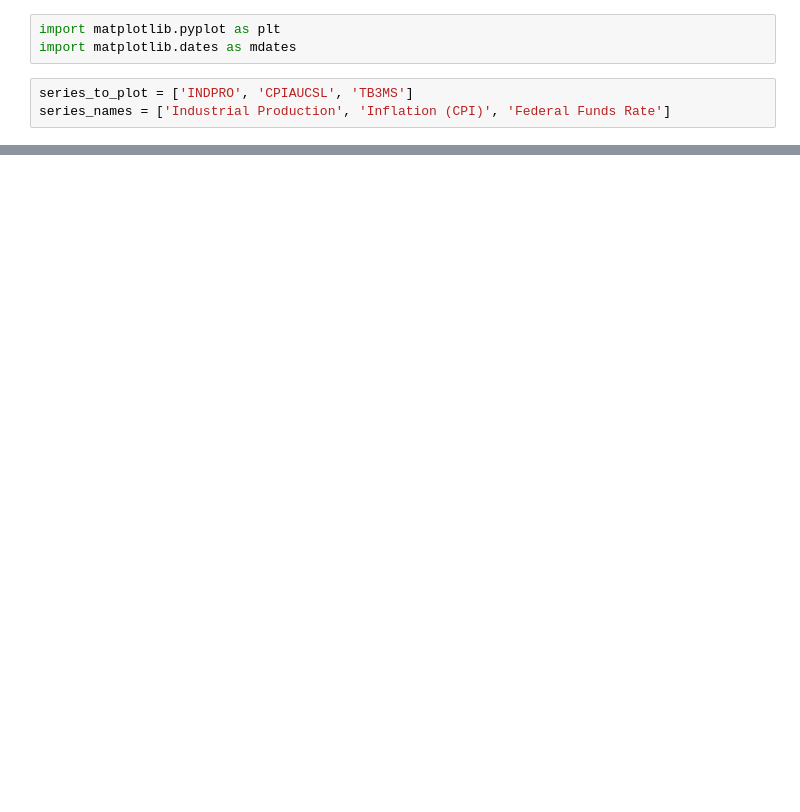
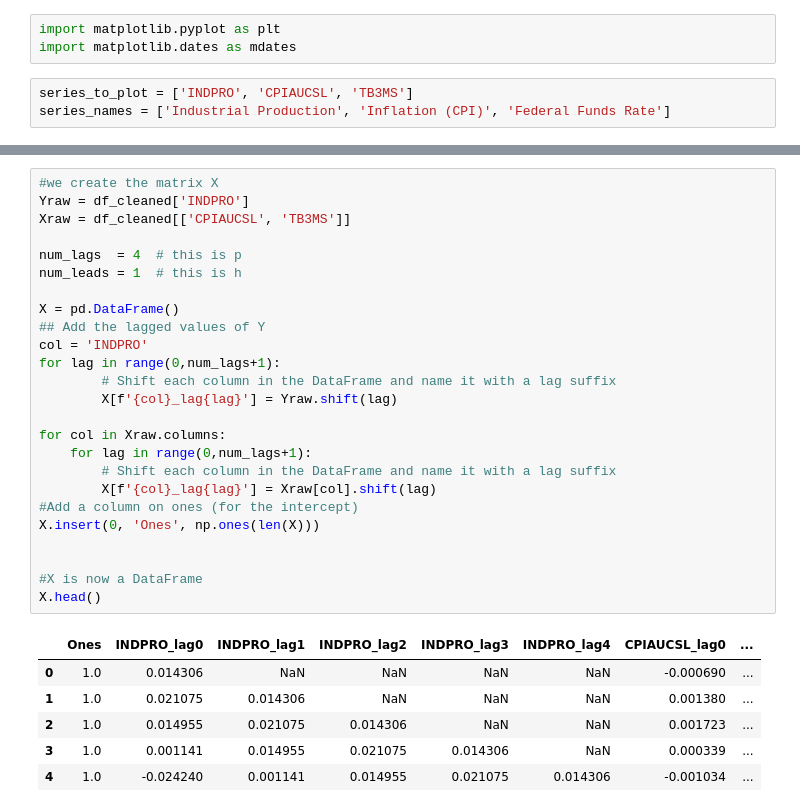
Before and after one commit to uniroma/assignment1-patagonia, a Jupyter notebook: example.ipynb, the cells around one changed output, grey strips where cells are left out. Drawn from its saved outputs; the diff is of its cells as text; blank space fills up the shorter version.

```diff
--- a/example.ipynb
+++ b/example.ipynb
@@ -138,0 +152,32 @@ Forecast for Industrial Production for the first period (Tt+1)
+# %%
+#we create the matrix X
+Yraw = df_cleaned['INDPRO']
+Xraw = df_cleaned[['CPIAUCSL', 'TB3MS']]
+
+num_lags  = 4  # this is p
+num_leads = 1  # this is h
+
+X = pd.DataFrame()
+## Add the lagged values of Y
+col = 'INDPRO'
+for lag in range(0,num_lags+1):
+        # Shift each column in the DataFrame and name it with a lag suffix
+        X[f'{col}_lag{lag}'] = Yraw.shift(lag)
+
+for col in Xraw.columns:
+    for lag in range(0,num_lags+1):
+        # Shift each column in the DataFrame and name it with a lag suffix
+        X[f'{col}_lag{lag}'] = Xraw[col].shift(lag)
+#Add a column on ones (for the intercept)
+X.insert(0, 'Ones', np.ones(len(X)))
+
+
+#X is now a DataFrame
+X.head()
+# %% [output]
+|  | Ones | INDPRO_lag0 | INDPRO_lag1 | INDPRO_lag2 | INDPRO_lag3 | INDPRO_lag4 | CPIAUCSL_lag0 | ... |
+| 0 | 1.0 | 0.014306 | NaN | NaN | NaN | NaN | -0.000690 | ... |
+| 1 | 1.0 | 0.021075 | 0.014306 | NaN | NaN | NaN | 0.001380 | ... |
+| 2 | 1.0 | 0.014955 | 0.021075 | 0.014306 | NaN | NaN | 0.001723 | ... |
+| 3 | 1.0 | 0.001141 | 0.014955 | 0.021075 | 0.014306 | NaN | 0.000339 | ... |
+| 4 | 1.0 | -0.024240 | 0.001141 | 0.014955 | 0.021075 | 0.014306 | -0.001034 | ... |
```
Also changed, not shown: parts of 26 cells of this notebook.
